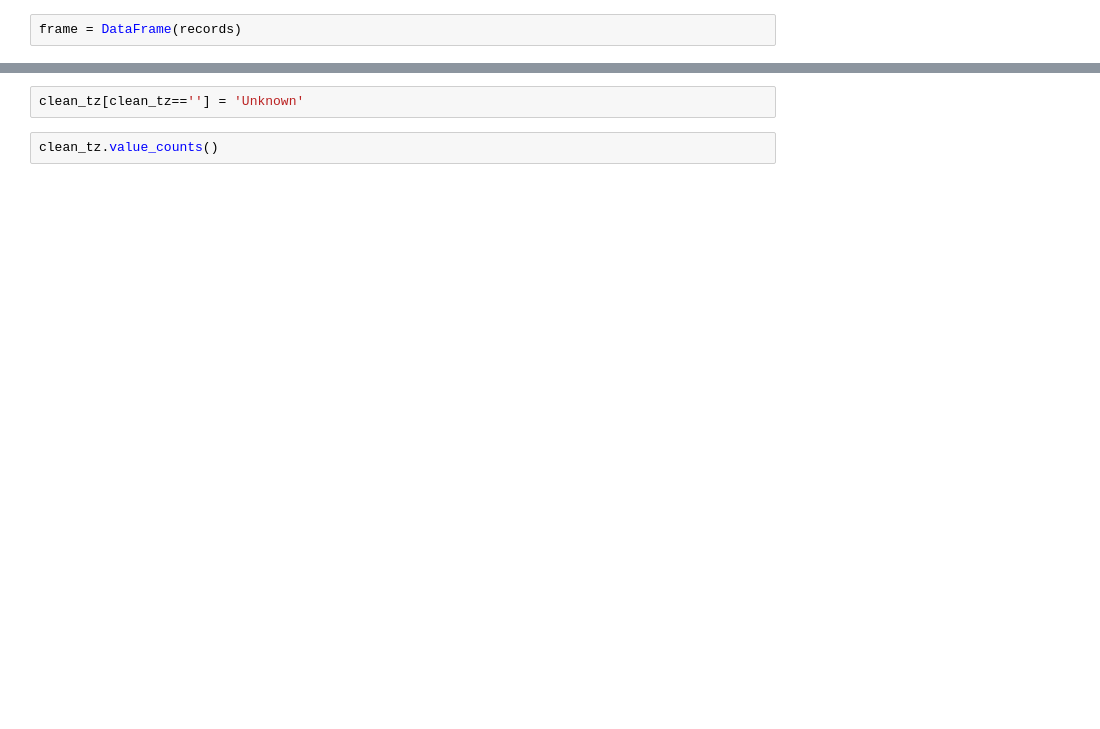
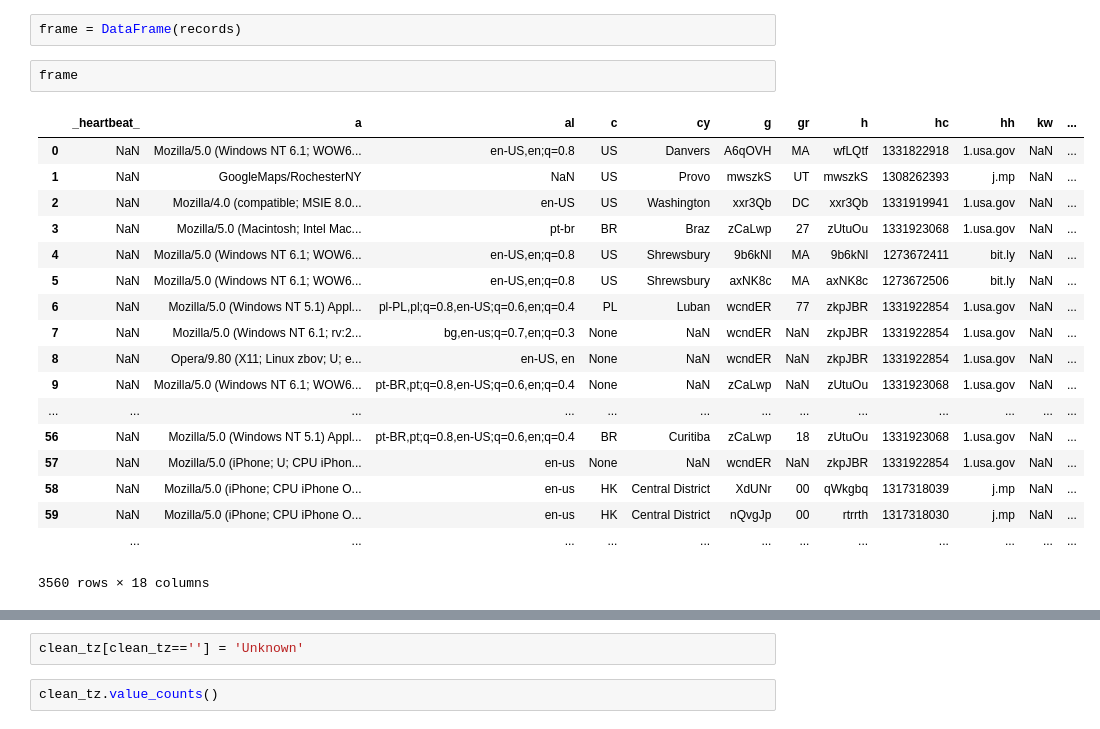
Before and after one commit to prabhamatta/Analyzing-Open-Data, a Jupyter notebook: notebooks/Day_04_A_PfDA.ipynb, the cells around one changed output, grey strips where cells are left out. Drawn from its saved outputs; the diff is of its cells as text; blank space fills up the shorter version.

```diff
--- a/notebooks/Day_04_A_PfDA.ipynb
+++ b/notebooks/Day_04_A_PfDA.ipynb
@@ -139,5 +168,26 @@ df
 # %%
 frame = DataFrame(records)
+# %%
+frame
+# %% [output]
+|  | _heartbeat_ | a | al | c | cy | g | gr | h | hc | hh | kw | ... |
+| 0 | NaN | Mozilla/5.0 (Windows NT 6.1; WOW6... | en-US,en;q=0.8 | US | Danvers | A6qOVH | MA | wfLQtf | 1331822918 | 1.usa.gov | NaN | ... |
+| 1 | NaN | GoogleMaps/RochesterNY | NaN | US | Provo | mwszkS | UT | mwszkS | 1308262393 | j.mp | NaN | ... |
+| 2 | NaN | Mozilla/4.0 (compatible; MSIE 8.0... | en-US | US | Washington | xxr3Qb | DC | xxr3Qb | 1331919941 | 1.usa.gov | NaN | ... |
+| 3 | NaN | Mozilla/5.0 (Macintosh; Intel Mac... | pt-br | BR | Braz | zCaLwp | 27 | zUtuOu | 1331923068 | 1.usa.gov | NaN | ... |
+| 4 | NaN | Mozilla/5.0 (Windows NT 6.1; WOW6... | en-US,en;q=0.8 | US | Shrewsbury | 9b6kNl | MA | 9b6kNl | 1273672411 | bit.ly | NaN | ... |
+| 5 | NaN | Mozilla/5.0 (Windows NT 6.1; WOW6... | en-US,en;q=0.8 | US | Shrewsbury | axNK8c | MA | axNK8c | 1273672506 | bit.ly | NaN | ... |
+| 6 | NaN | Mozilla/5.0 (Windows NT 5.1) Appl... | pl-PL,pl;q=0.8,en-US;q=0.6,en;q=0.4 | PL | Luban | wcndER | 77 | zkpJBR | 1331922854 | 1.usa.gov | NaN | ... |
+| 7 | NaN | Mozilla/5.0 (Windows NT 6.1; rv:2... | bg,en-us;q=0.7,en;q=0.3 | None | NaN | wcndER | NaN | zkpJBR | 1331922854 | 1.usa.gov | NaN | ... |
+| 8 | NaN | Opera/9.80 (X11; Linux zbov; U; e... | en-US, en | None | NaN | wcndER | NaN | zkpJBR | 1331922854 | 1.usa.gov | NaN | ... |
+| 9 | NaN | Mozilla/5.0 (Windows NT 6.1; WOW6... | pt-BR,pt;q=0.8,en-US;q=0.6,en;q=0.4 | None | NaN | zCaLwp | NaN | zUtuOu | 1331923068 | 1.usa.gov | NaN | ... |
+| ... | ... | ... | ... | ... | ... | ... | ... | ... | ... | ... | ... | ... |
+| 56 | NaN | Mozilla/5.0 (Windows NT 5.1) Appl... | pt-BR,pt;q=0.8,en-US;q=0.6,en;q=0.4 | BR | Curitiba | zCaLwp | 18 | zUtuOu | 1331923068 | 1.usa.gov | NaN | ... |
+| 57 | NaN | Mozilla/5.0 (iPhone; U; CPU iPhon... | en-us | None | NaN | wcndER | NaN | zkpJBR | 1331922854 | 1.usa.gov | NaN | ... |
+| 58 | NaN | Mozilla/5.0 (iPhone; CPU iPhone O... | en-us | HK | Central District | XdUNr | 00 | qWkgbq | 1317318039 | j.mp | NaN | ... |
+| 59 | NaN | Mozilla/5.0 (iPhone; CPU iPhone O... | en-us | HK | Central District | nQvgJp | 00 | rtrrth | 1317318030 | j.mp | NaN | ... |
+|  | ... | ... | ... | ... | ... | ... | ... | ... | ... | ... | ... | ... |
+3560 rows × 18 columns
 # %%
 # value_counts similar to wordcount
 frame['tz'].value_counts()
```
Also changed, not shown: parts of 13 cells of this notebook, 17 other files.
